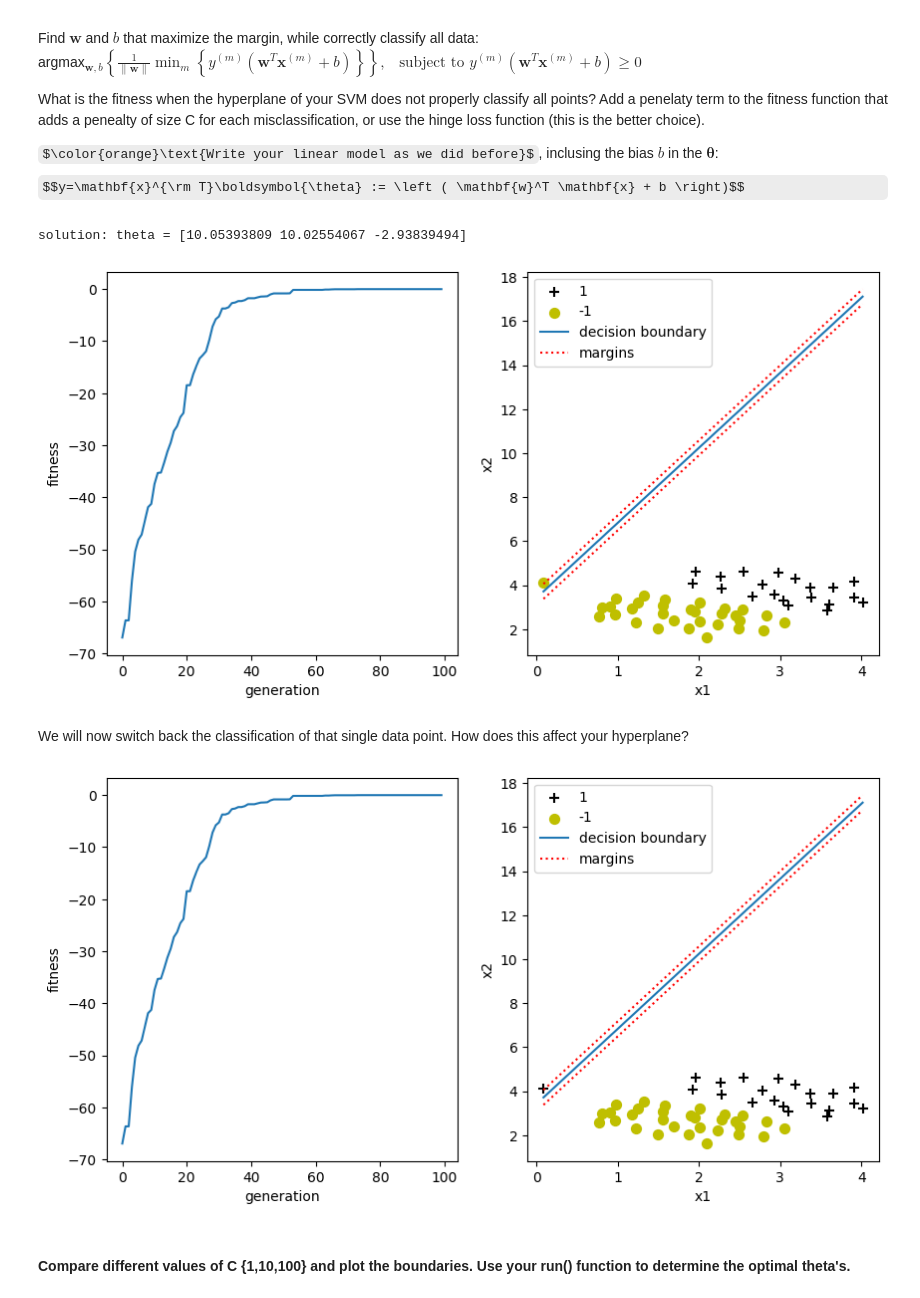
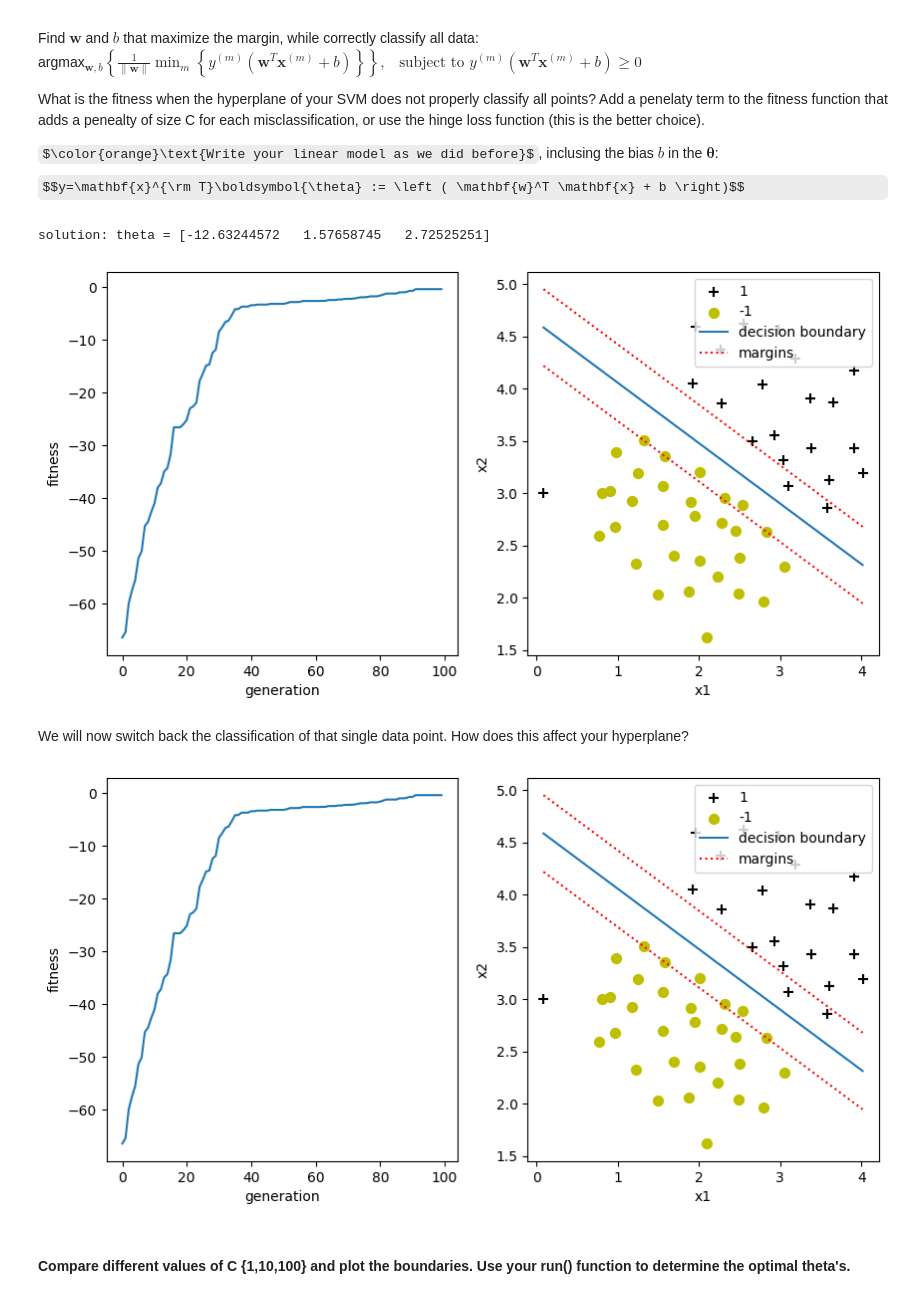
Before and after one commit to mard4/machine-learning, a Jupyter notebook: 4.SVM/Support_Vector_Machines_Assignment_2025v2_dangelo.ipynb, the cells around one changed output. Drawn from its saved outputs; the diff is of its cells as text; code cells hidden in the pictures; some formulas as TeX source.

```diff
--- a/4.SVM/Support_Vector_Machines_Assignment_2025v2_dangelo.ipynb
+++ b/4.SVM/Support_Vector_Machines_Assignment_2025v2_dangelo.ipynb
@@ -416,24 +416,25 @@ def fSVM(theta,C=1000):
     return fitness
 # %%
 # define X and y as required by the fitness function
-
+X=X1
+y=y1
 # execute the genetic algorithm
-
+theta, fitness_history = run(fSVM, K, N, num_generations)
 
 # print/plot the results
 print(f'solution: theta = {theta}')
 
 fig, (ax1, ax2) = plt.subplots(1, 2, figsize=(10, 5))
 plt.sca(ax1)
 plt.plot(fitness)
 plt.xlabel('generation')
 plt.ylabel('fitness')
 
 plt.sca(ax2)
 plotdata(X1, y1, theta)
 # %% [output]
-solution: theta = [10.05393809 10.02554067 -2.93839494]
+solution: theta = [-12.63244572   1.57658745   2.72525251]
-[figure, old version]
+[figure, new version]
 # %% [markdown]
 We will now switch back the classification of that single data point. How does this affect your hyperplane?
 # %%
@@ -451,7 +453,7 @@ plt.ylabel('fitness')
 plt.sca(ax2)
 plotdata(X1, y1, theta)
 # %% [output]
-[figure, old version]
+[figure, new version]
 # %% [markdown]
 #### Compare different values of C {1,10,100} and plot the boundaries. Use your run() function to determine the optimal theta's.
 # %%
```
Also changed, not shown: parts of 7 cells of this notebook.
